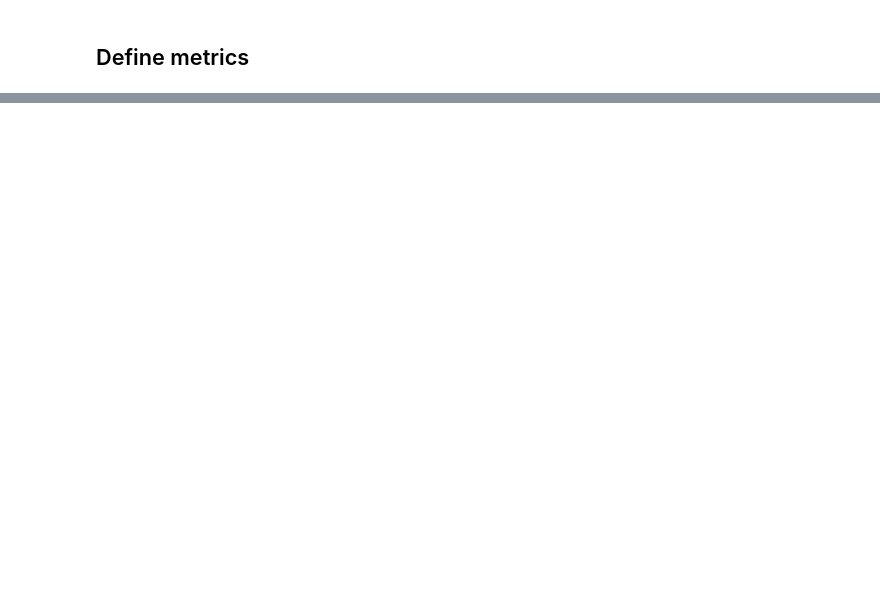
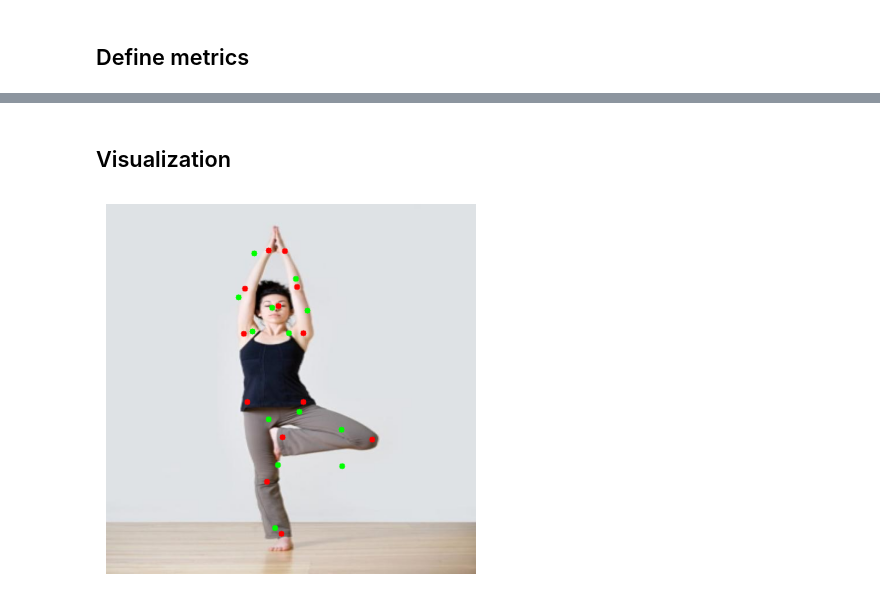
Before and after one commit to arthurhn/Metrics_mp, a Jupyter notebook: pose_metrics_yolo.ipynb, the cells around one changed output, grey strips where cells are left out. Drawn from its saved outputs; the diff is of its cells as text; code cells hidden in the pictures; blank space fills up the shorter version.

Commit message:
OKS functional on YOLO, it's possible to print gt_kpts over pred_kpts and compare, yolov8m has been tested, results are promising

```diff
--- a/pose_metrics_yolo.ipynb
+++ b/pose_metrics_yolo.ipynb
@@ -9,7 +9,7 @@ import matplotlib.pyplot as plt
 # Load a pretrained YOLO model (recommended for training)
 model = YOLO('yolov8n-pose.pt')
 # %%
-yolo_img_path = 'Yoga poses.v4i.yolov8/test/images/test1.jpg'
+yolo_img_path = 'Yoga poses.v4i.yolov8/test/images/test2.jpg'
 
 # Perform object detection on an image using the model
 results = model(yolo_img_path)
@@ -182,0 +149,18 @@ RuntimeError: The size of tensor a (15) must match the size of tensor b (13) at
+# %% [markdown]
+## Visualization
+# %%
+import matplotlib.pyplot as plt
+
+# Draw ground truth keypoints on the image
+for x, y in gt_kpts:
+    cv2.circle(image, (int(x), int(y)), 5, (255, 0, 0), -1)  # Blue circles for ground truth keypoints
+
+for x,y in selected_keypoints:
+    cv2.circle(image, (int(x), int(y)), 5, (0, 255, 0), -1)  # Green circles for predicted keypoints
+
+# Display the image with keypoints
+plt.imshow(image)
+plt.axis('off')
+plt.show()
+# %% [output]
+[figure, added]
```
Also changed, not shown: parts of 3 cells of this notebook, 7 other files.
